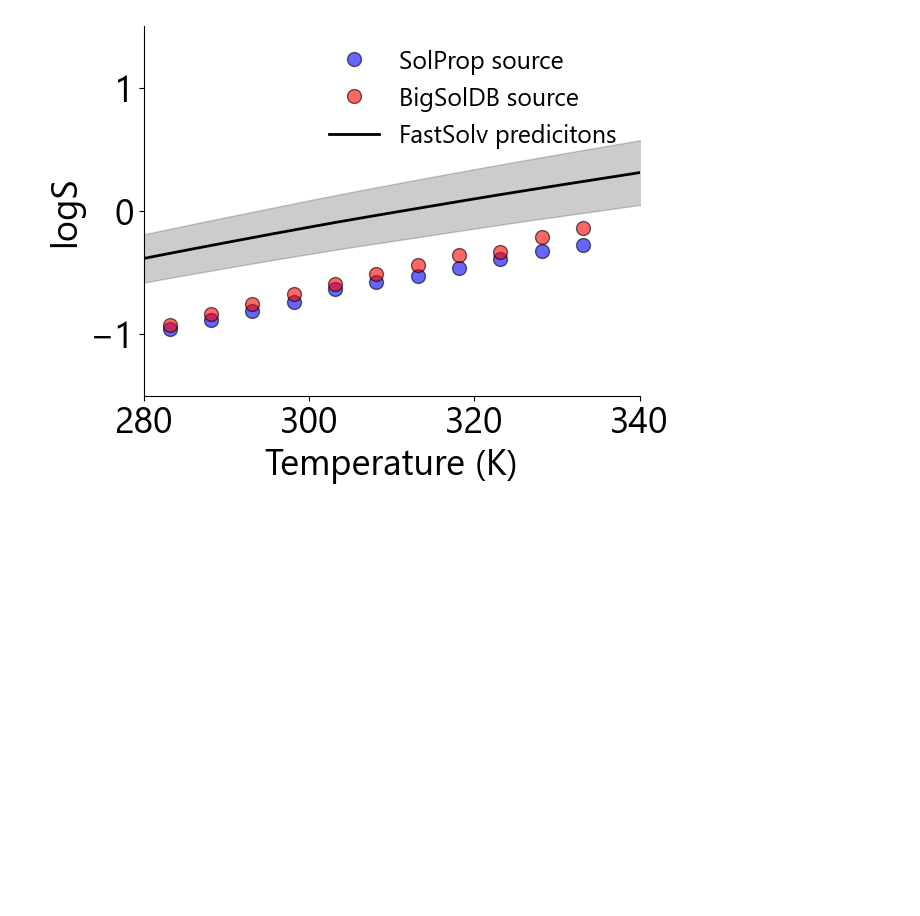
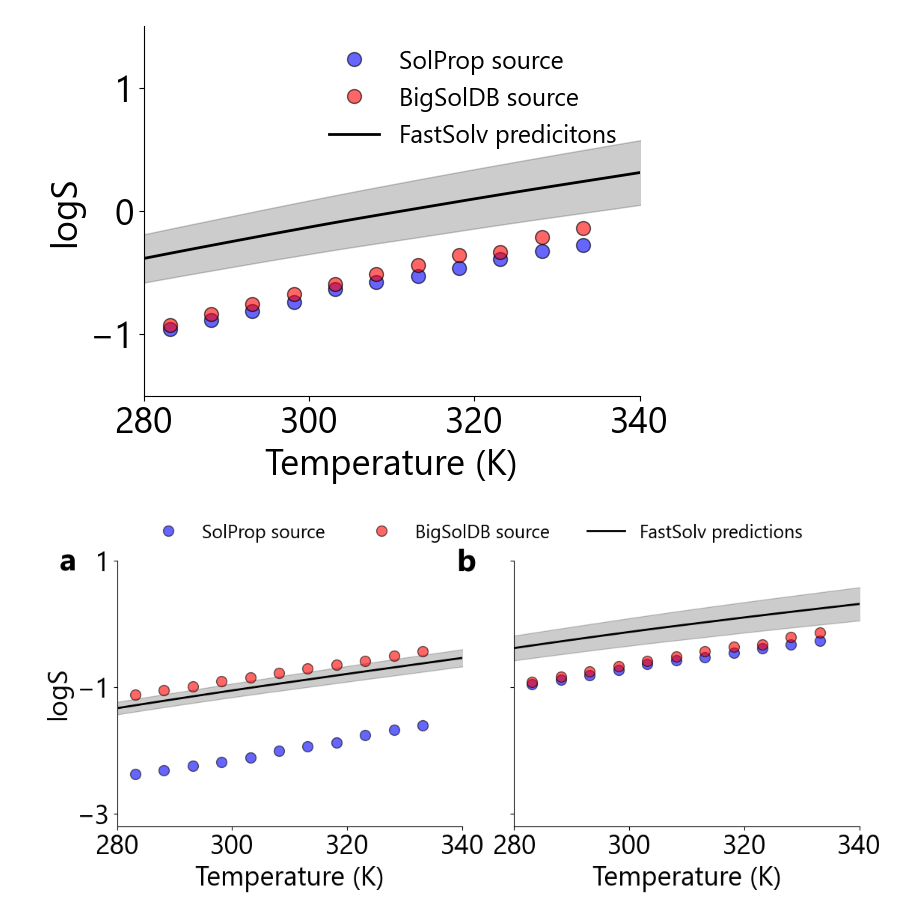
Before and after one commit to JacksonBurns/fastsolv, a Jupyter notebook: paper/analysis/experimental_variability.ipynb, the cells around one changed output. Cells and saved outputs as stored; diff of their text form; code cells hidden in the pictures; blank space fills up the shorter version.

```diff
--- a/paper/analysis/experimental_variability.ipynb
+++ b/paper/analysis/experimental_variability.ipynb
@@ -90,6 +139,9 @@ unique_solutes = final_df['solute_smiles'].nunique()
 print("There are " +str(len(final_df)) + " solutions with different sources, containing " + str(unique_solutes) + " unique solutes, and " + str(unique_solvents) + " unique solvents.")
 RMSE = np.sqrt(mean_squared_error(final_df["logS_1"], final_df["logS_2"]))
 print("Overall inter-laboratory experimental variability has RMSE = " + f"{RMSE}")
+final_df['std_dev'] = final_df[['logS_1', 'logS_2']].std(axis=1)
+avg_std_dev = final_df['std_dev'].mean()
+print("Overall inter-laboratory experimental variability has Standard deviation = " + f"{avg_std_dev}")
 final_df.to_csv(path_or_buf=r"C:\Users\ChemeGrad2021\Documents\highsol\different_sources.csv")
 final_df
 # %% [output]
@@ -249,3 +302,56 @@ ax1.legend(prop={'size': 18}, loc = 'upper right', frameon = False)
 ax1.spines[['right', 'top']].set_visible(False)
 # %% [output]
 [figure]
+# %%
+fig, axes = plt.subplots(1, 2, figsize=(6.4*2, 4.8))
+
+# First plot (Acetonitrile)
+ax1 = axes[0]
+rmse = np.sqrt(mean_squared_error(filtered_df["logS_1"], filtered_df["logS_2"]))
+
+ax1.plot(acetonitrile['temperature_1'], acetonitrile['logS_1'], color='b', marker='o', markersize=10, linestyle='none', markeredgecolor='black', alpha=0.6, label='SolProp source')
+ax1.plot(acetonitrile['temperature_1'], acetonitrile['logS_2'], color='r', marker='o', markersize=10, linestyle='none', markeredgecolor='black', alpha=0.6, label='BigSolDB source')
+ax1.plot(data['temperature'], acetonitrile_predictions['predicted_logS'].values, color='black', linewidth=2, linestyle='-', label='FastSolv predictions')
+ax1.fill_between(data['temperature'],
+                 acetonitrile_predictions['predicted_logS'].values - acetonitrile_predictions['predicted_logS_stdev'].values,
+                 acetonitrile_predictions['predicted_logS'].values + acetonitrile_predictions['predicted_logS_stdev'].values,
+                 alpha=0.2, color='black')
+
+ax1.set_xlabel("Temperature (K)")
+ax1.set_ylabel("logS")
+ax1.set_xlim([280, 340])
+ax1.set_xticks([280, 300, 320, 340])
+ax1.set_ylim([-3.2, 1])
+ax1.set_yticks([-3, -1, 1])
+ax1.spines[['right', 'top']].set_visible(False)
+ax1.text(270, 0.85, 'a', weight='bold', fontsize=30)
+# Second plot (Methanol)
+ax2 = axes[1]
+
+ax2.plot(methanol['temperature_1'], methanol['logS_1'], color='b', marker='o', markersize=10, linestyle='none', markeredgecolor='black', alpha=0.6)
+ax2.plot(methanol['temperature_1'], methanol['logS_2'], color='r', marker='o', markersize=10, linestyle='none', markeredgecolor='black', alpha=0.6)
+ax2.plot(data['temperature'], methanol_predictions['predicted_logS'].values, color='black', linewidth=2, linestyle='-')
+ax2.fill_between(data['temperature'],
+                 methanol_predictions['predicted_logS'].values - methanol_predictions['predicted_logS_stdev'].values,
+                 methanol_predictions['predicted_logS'].values + methanol_predictions['predicted_logS_stdev'].values,
+                 alpha=0.2, color='black')
+
+ax2.set_xlabel("Temperature (K)")
+ax2.set_xlim([280, 340])
+ax2.set_xticks([280, 300, 320, 340])
+ax2.set_ylim([-3.2, 1])
+ax2.set_yticks([-3, -1, 1])
+ax2.set_yticklabels([])
+
+ax2.spines[['right', 'top']].set_visible(False)
+ax2.text(270, 0.85, 'b', weight='bold', fontsize=30)
+
+# Create a shared legend above the plots
+handles, labels = ax1.get_legend_handles_labels()
+fig.legend(handles, labels, ncol=3, loc='upper center', frameon = False, fontsize=18, bbox_to_anchor=(0.5, 1.0))
+
+#plt.tight_layout()
+plt.subplots_adjust(wspace=0.15, top=0.85)  # Reduce horizontal spacing, adjust for legend
+plt.show()
+# %% [output]
+[figure, added]
```
Also changed, not shown: parts of 5 cells of this notebook.
